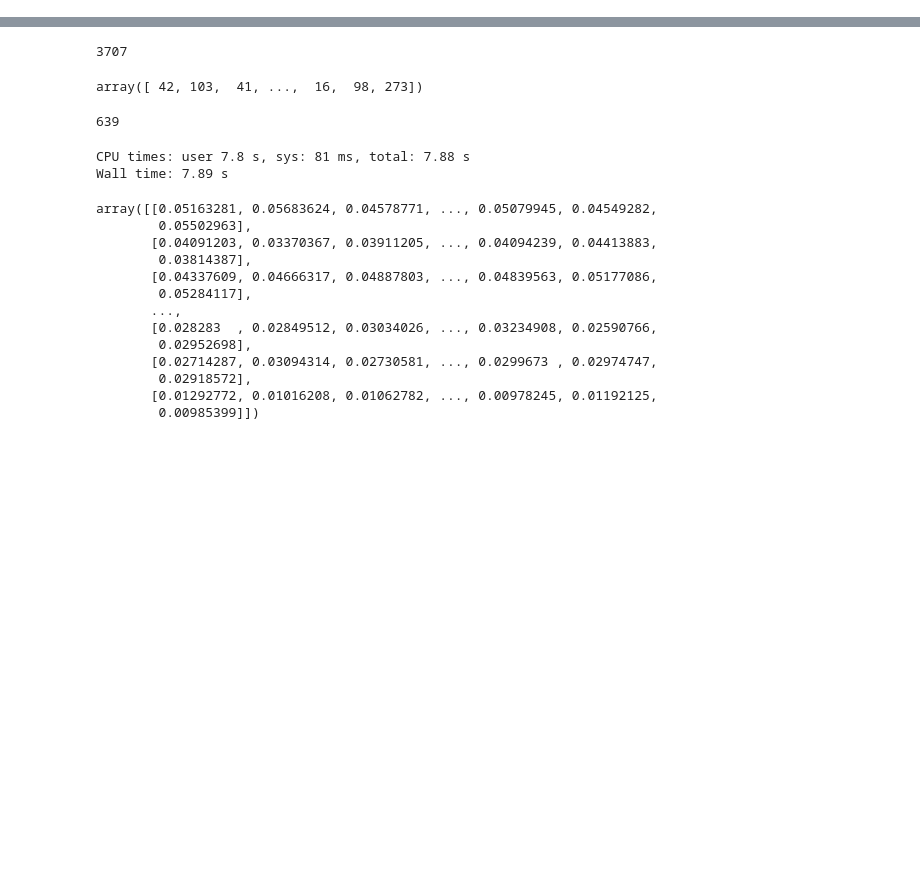
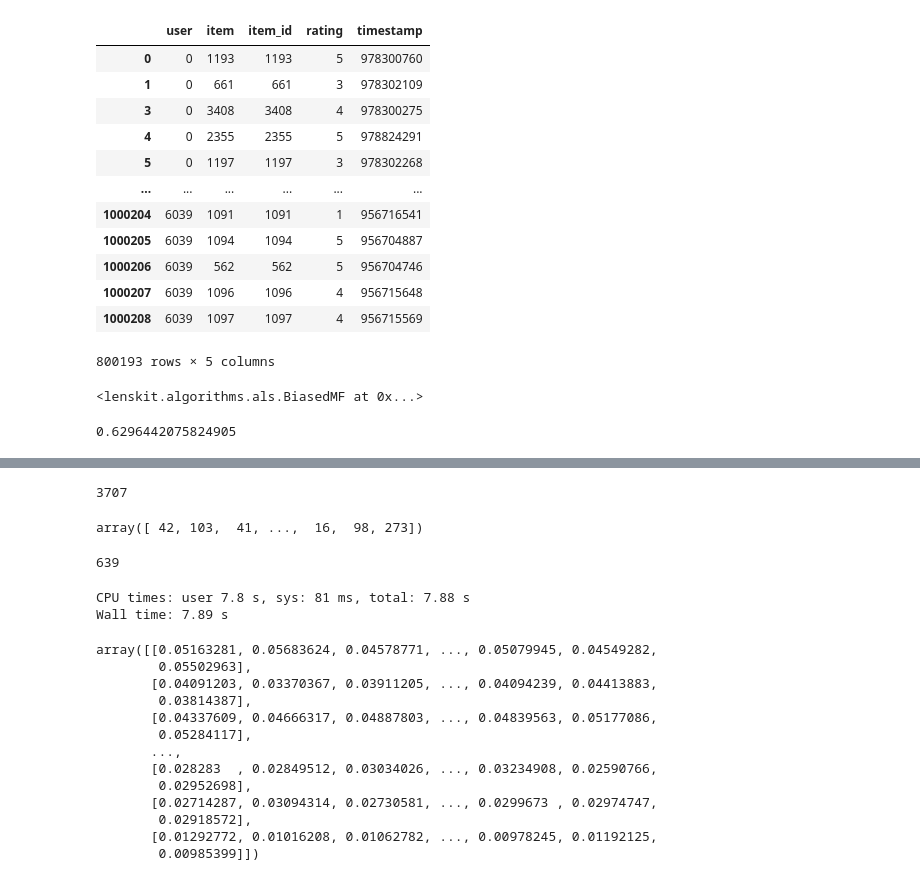
Before and after one commit to andrewsingh/15400-project, a Jupyter notebook: scripts/alt_min.ipynb, the cells around one changed output, grey strips where cells are left out. Saved outputs shown, nothing was run; the diff lists cells and outputs as text; code cells hidden in the pictures; blank space fills up the shorter version.

```diff
--- a/scripts/alt_min.ipynb
+++ b/scripts/alt_min.ipynb
@@ -43,0 +96,31 @@ M_start = np.insert(M_start, 0, 0)
+# %%
+train["item"] = train["item_id"]
+# %%
+train = train.drop(["item_id"], axis=1)
+# %%
+train
+# %% [output]
+|  | user | item | item_id | rating | timestamp |
+| 0 | 0 | 1193 | 1193 | 5 | 978300760 |
+| 1 | 0 | 661 | 661 | 3 | 978302109 |
+| 3 | 0 | 3408 | 3408 | 4 | 978300275 |
+| 4 | 0 | 2355 | 2355 | 5 | 978824291 |
+| 5 | 0 | 1197 | 1197 | 3 | 978302268 |
+| ... | ... | ... | ... | ... | ... |
+| 1000204 | 6039 | 1091 | 1091 | 1 | 956716541 |
+| 1000205 | 6039 | 1094 | 1094 | 5 | 956704887 |
+| 1000206 | 6039 | 562 | 562 | 5 | 956704746 |
+| 1000207 | 6039 | 1096 | 1096 | 4 | 956715648 |
+| 1000208 | 6039 | 1097 | 1097 | 4 | 956715569 |
+800193 rows × 5 columns
+# %%
+algo = BiasedMF(30, bias=False, method="cd", reg=0, damping=0)
+algo.fit(train)
+# %% [output]
+<lenskit.algorithms.als.BiasedMF at 0x...>
+# %%
+preds = predict(algo, train)
+overall_rmse = rmse(preds["prediction"], preds["rating"])
+overall_rmse
+# %% [output]
+0.6296442075824905
```
Also changed, not shown: parts of 26 cells of this notebook, 3 other files.
